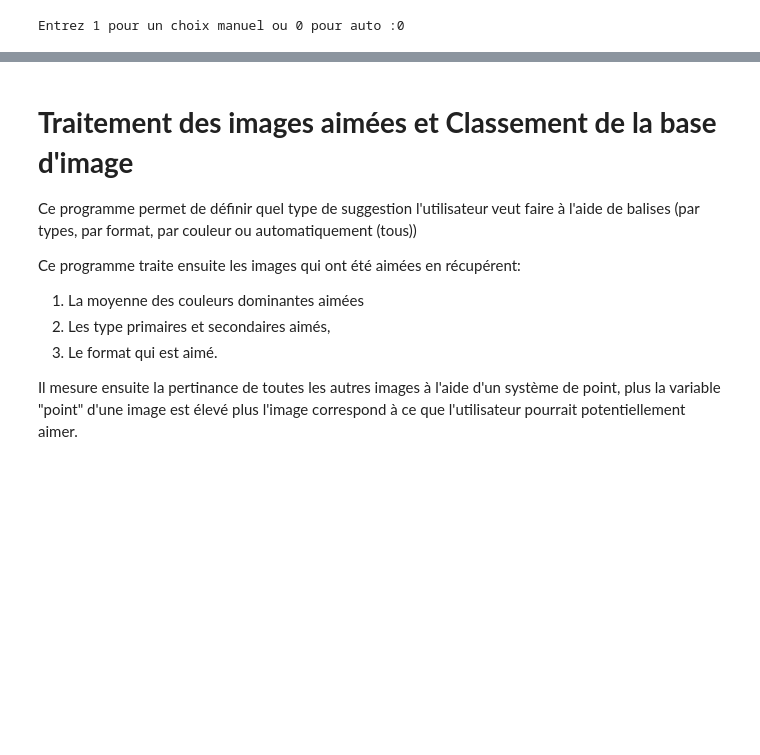
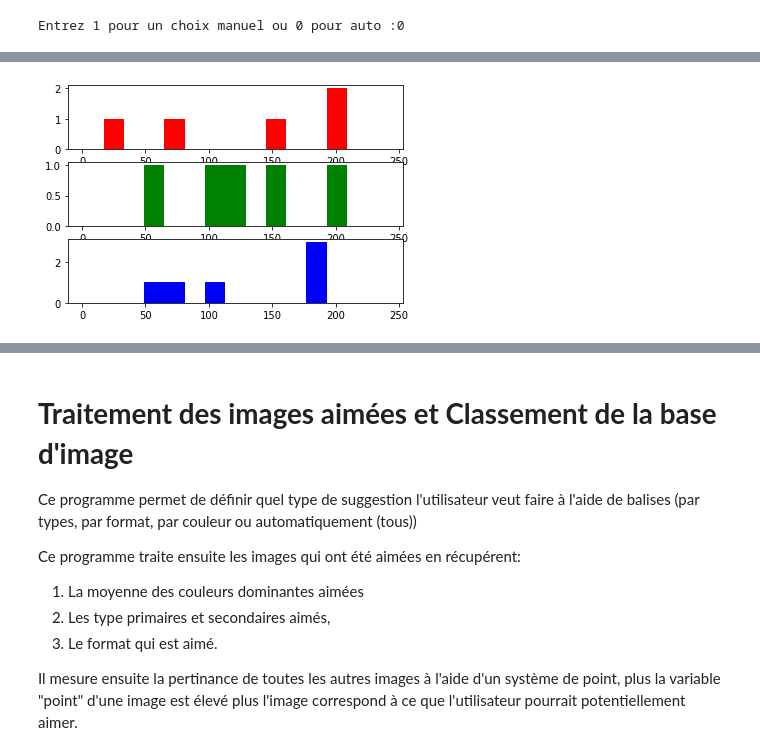
Before and after one commit to alexandre858/DataMinig, a Jupyter notebook: Projet_implemente.ipynb, the cells around one changed output, grey strips where cells are left out. Saved outputs shown, nothing was run; the diff lists cells and outputs as text; code cells hidden in the pictures; blank space fills up the shorter version.

```diff
--- a/Projet_implemente.ipynb
+++ b/Projet_implemente.ipynb
@@ -406,3 +424,83 @@ with open("data/data_liked.json", "w") as file:
     json.dump(donnees, file,indent = 3)
 # %% [output]
 Entrez 1 pour un choix manuel ou 0 pour auto :0
+# %%
+import matplotlib.pyplot as plot
+import math
+import json
+from pandas.io.json import json_normalize
+import pandas as pd
+
+#Ouverture du fichier json contenant les données liées à chaque images
+jsondata = json.load(open('data/data_liked.json'))
+list_col = ["col_dom_r","col_dom_g","col_dom_b","red","green","blue"]
+
+list_dom_r=[]
+list_dom_g=[]
+list_dom_b=[]
+
+list_r=[]
+list_g=[]
+list_b=[]
+
+list_list=[list_dom_r,list_dom_g,list_dom_b,list_r,list_g,list_b]
+
+array = []
+array2=[]
+array_format = []
+#Récupération des Type primaires et secondaires de chaques images
+for data in jsondata:
+  if (jsondata[data]["liked"]==1):
+    array.append([jsondata[data]["Type1"],jsondata[data]["Type1"]])
+    array2.append([jsondata[data]["Type2"],jsondata[data]["Type2"]])
+    array_format.append([jsondata[data]["format"],jsondata[data]["format"]])
+    #Récupération des la couleur dominantes
+    #et du taux de présence de couleurs de chaque images
+    for i in range (0,6):
+      list_list[i].append(jsondata[data][list_col[i]])
+
+#Création d'un tableau de type pandas regroupant les information de "Type1"
+dataframe = pd.DataFrame(array_format,columns=["format","form"])
+
+dataframe = dataframe.astype(dtype= {"format" : "<U200","form" : "<U200"})
+
+#Regroupement par type secondaire
+grouped3 = dataframe.groupby(["format"]).agg(["count"])
+
+
+
+
+
+#Création d'un tableau de type pandas regroupant les information de "Type1"
+dataframe = pd.DataFrame(array,columns=["Type1","Typ"])
+
+dataframe = dataframe.astype(dtype= {"Type1" : "<U200","Typ" : "<U200"})
+
+#Regroupement par type secondaire
+grouped = dataframe.groupby(["Type1"]).agg(["count"])
+
+#Création d'un tableau de type pandas regroupant les information de "Type2"
+dataframe2 = pd.DataFrame(array2,columns=["Type2","Typ"])
+
+dataframe2 = dataframe2.astype(dtype= {"Type2" : "<U200","Typ" : "<U200"})
+
+#Regroupement par type secondaire
+grouped2 = dataframe2.groupby(["Type2"]).agg(["count"])
+
+#Affichage du regroupement du type primaire et secondaire
+print(grouped)
+print(grouped2)
+print(grouped3)
+#Affichage histogram des couleur dominates
+fig, axs = plot.subplots(3)
+axs[0].hist(list_list[0],range(1,256,16),color='red')
+axs[1].hist(list_list[1],range(1,256,16),color='green')
+axs[2].hist(list_list[2],range(1,256,16),color='blue')
+plot.show()
+#Affichage histogram du taux de présences des canaux
+fig, axes = plot.subplots(3)
+axes[0].hist(list_list[3],range(1,max(list_list[3]),math.ceil((max(list_list[3])-min(list_list[3]))/50)),color='red')
+axes[1].hist(list_list[4],range(1,max(list_list[4]),math.ceil((max(list_list[4])-min(list_list[4]))/50)),color='green')
+axes[2].hist(list_list[5],range(1,max(list_list[5]),math.ceil((max(list_list[5])-min(list_list[5]))/50)),color='blue')
+plot.show()
+# %% [output]
@@ -408,0 +524 @@ Entrez 1 pour un choix manuel ou 0 pour auto :0
+[figure, added]
```
Also changed, not shown: parts of 6 cells of this notebook.
